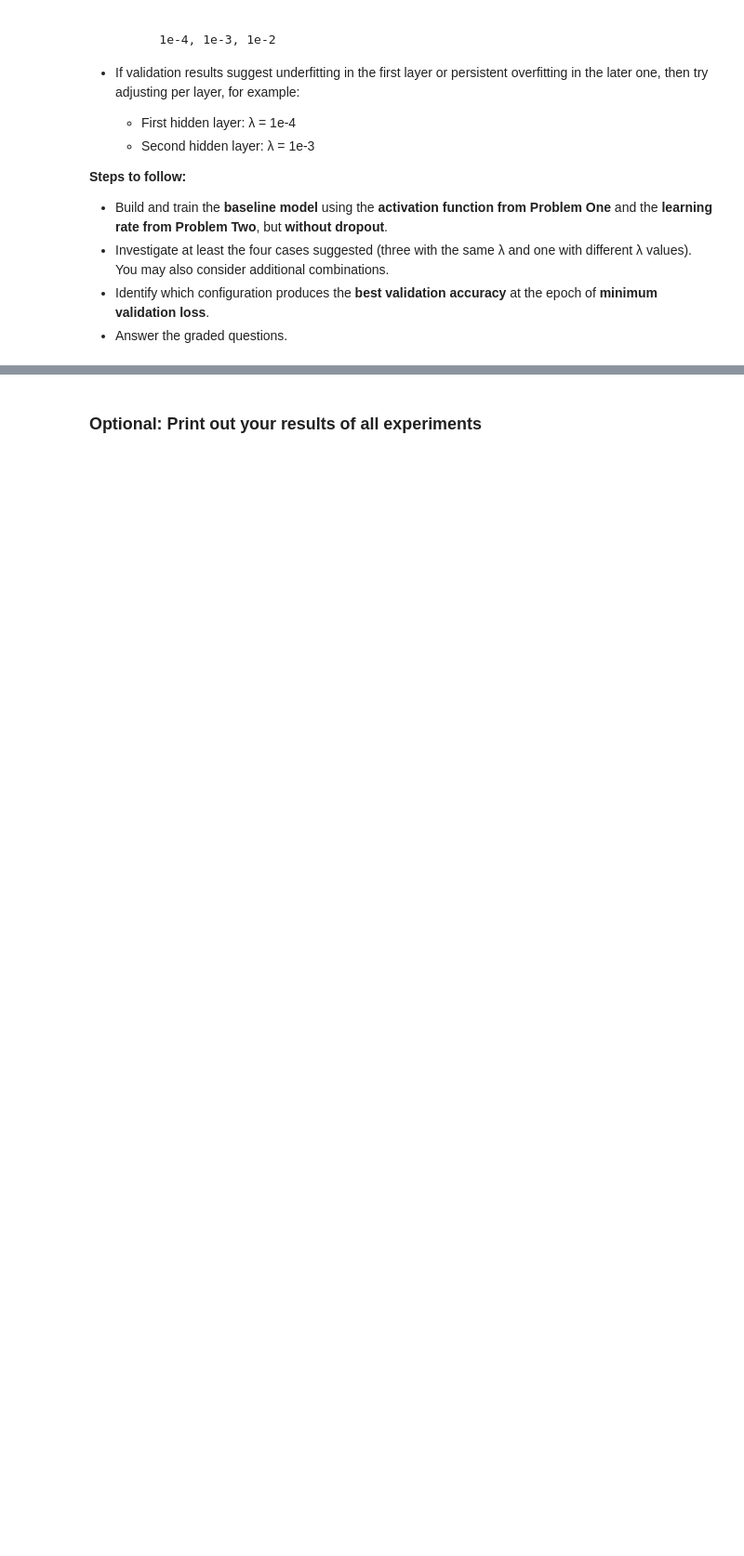
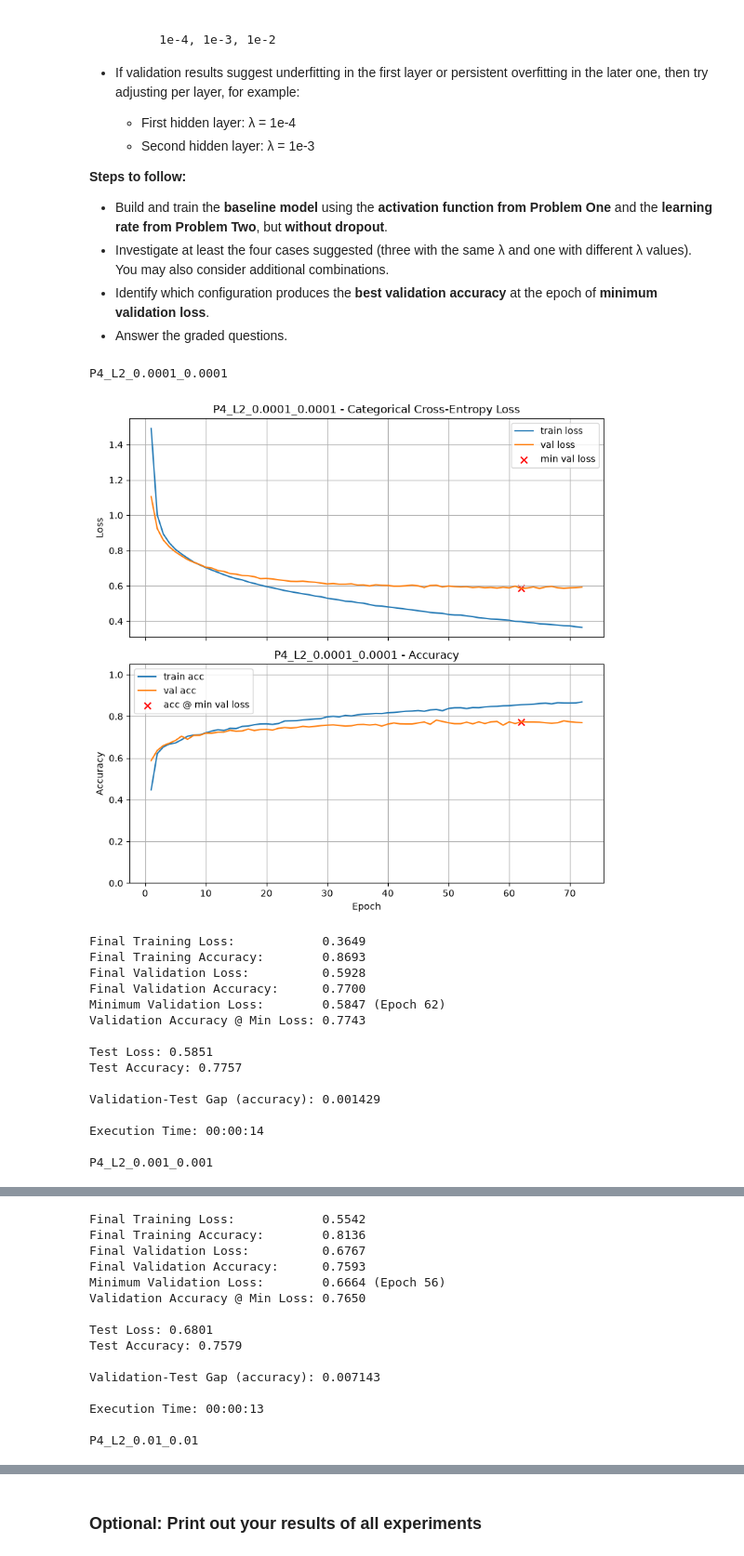
Before and after one commit to yy714x/DX703-Assignments, a Jupyter notebook: Homework_03.ipynb, the cells around one changed output, grey strips where cells are left out. Shown at 93% size. Cells and saved outputs as stored; diff of their text form; code cells hidden in the pictures; blank space fills up the shorter version.

```diff
--- a/Homework_03.ipynb
+++ b/Homework_03.ipynb
@@ -538,4 +781,32 @@ In this problem, you will explore how **L2 regularization** (also called *weight
 * Identify which configuration produces the **best validation accuracy** at the epoch of **minimum validation loss**.
 * Answer the graded questions.
 # %%
-# Your code here. Add as many cells as you need.
+# Problem 4: L2 Regularization
+l2_lambdas = [1e-4, 1e-3, 1e-2]
+
+# Test symmetric lambdas
+for l2 in l2_lambdas:
+    model = build_model(X_train.shape[1], [(64, best_act, l2, 0.0), (32, best_act, l2, 0.0)], n_classes)
+    train_and_test(model, lr_schedule=best_lr, title=f"P4_L2_{l2}_{l2}")
+
+# Test asymmetric lambdas (heavier regularization on the deeper layer)
+model = build_model(X_train.shape[1], [(64, best_act, 1e-4, 0.0), (32, best_act, 1e-3, 0.0)], n_classes)
+train_and_test(model, lr_schedule=best_lr, title="P4_L2_1e-4_1e-3")
+# %% [output]
+P4_L2_0.0001_0.0001
+[figure, added]
+Final Training Loss:            0.3649
+Final Training Accuracy:        0.8693
+Final Validation Loss:          0.5928
+Final Validation Accuracy:      0.7700
+Minimum Validation Loss:        0.5847 (Epoch 62)
+Validation Accuracy @ Min Loss: 0.7743
+
+Test Loss: 0.5851
+Test Accuracy: 0.7757
+
+Validation-Test Gap (accuracy): 0.001429
+
+Execution Time: 00:00:14
+
+P4_L2_0.001_0.001
@@ -541,0 +814,15 @@ In this problem, you will explore how **L2 regularization** (also called *weight
+Final Training Loss:            0.5542
+Final Training Accuracy:        0.8136
+Final Validation Loss:          0.6767
+Final Validation Accuracy:      0.7593
+Minimum Validation Loss:        0.6664 (Epoch 56)
+Validation Accuracy @ Min Loss: 0.7650
+
+Test Loss: 0.6801
+Test Accuracy: 0.7579
+
+Validation-Test Gap (accuracy): 0.007143
+
+Execution Time: 00:00:13
+
+P4_L2_0.01_0.01
```
Also changed, not shown: parts of 30 cells of this notebook.
